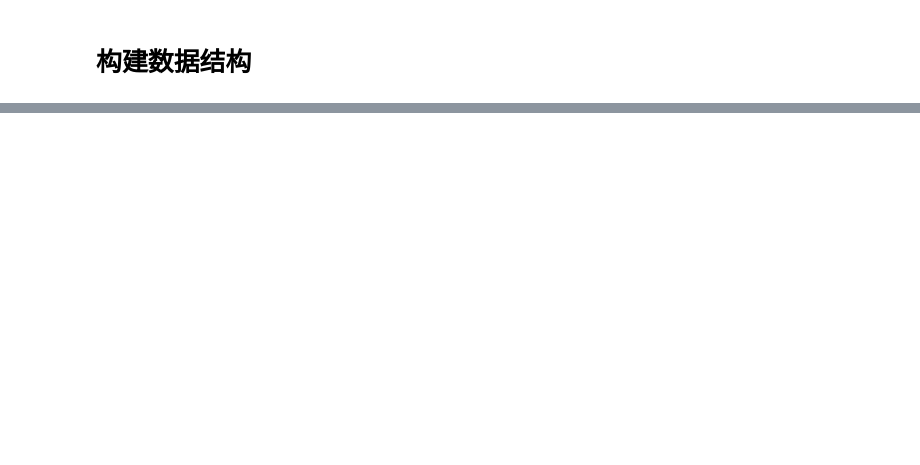
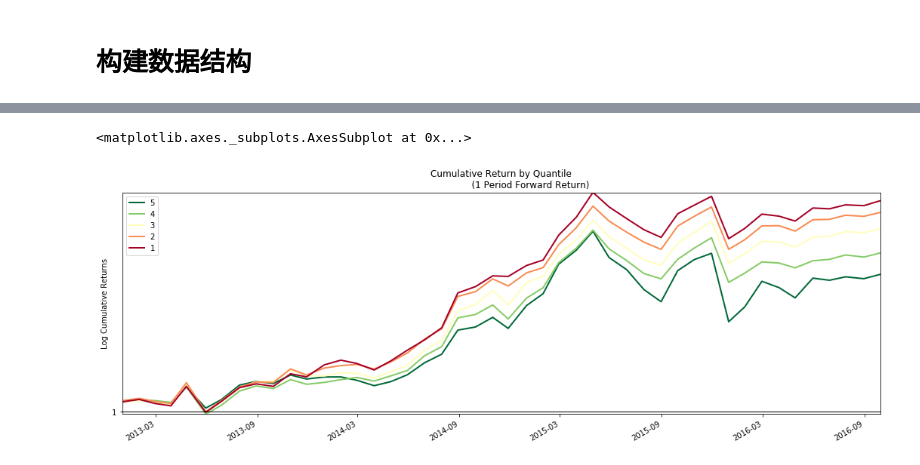
Before and after one commit to rafs/MultiFactor, a Jupyter notebook: src/factors/SmartQ.ipynb, the cells around one changed output, grey strips where cells are left out. Cells and saved outputs as stored; diff of their text form; code cells hidden in the pictures; blank space fills up the shorter version.

```diff
--- a/src/factors/SmartQ.ipynb
+++ b/src/factors/SmartQ.ipynb
@@ -143,0 +321,10 @@ factor_data = pd.DataFrame()
+# %%
+mean_return_by_q_monthly, std_err_monthly = alphalens.performance.mean_return_by_quantile(smartq_factor,
+                                                                                          by_date=True,
+                                                                                          by_group=False,
+                                                                                          demeaned=False)
+mean_return_by_q_monthly_demeaned, std_err_monthly_demeaned = \
+    alphalens.performance.mean_return_by_quantile(smartq_factor,
+                                                  by_date=True,
+                                                  by_group=False,
+                                                  demeaned=True)
@@ -143,0 +348,5 @@ factor_data = pd.DataFrame()
+# %%
+alphalens.plotting.plot_cumulative_returns_by_quantile(mean_return_by_q_monthly)
+# %% [output]
+<matplotlib.axes._subplots.AxesSubplot at 0x...>
+[figure, added]
```
Also changed, not shown: parts of 45 cells of this notebook, 5 other files.
